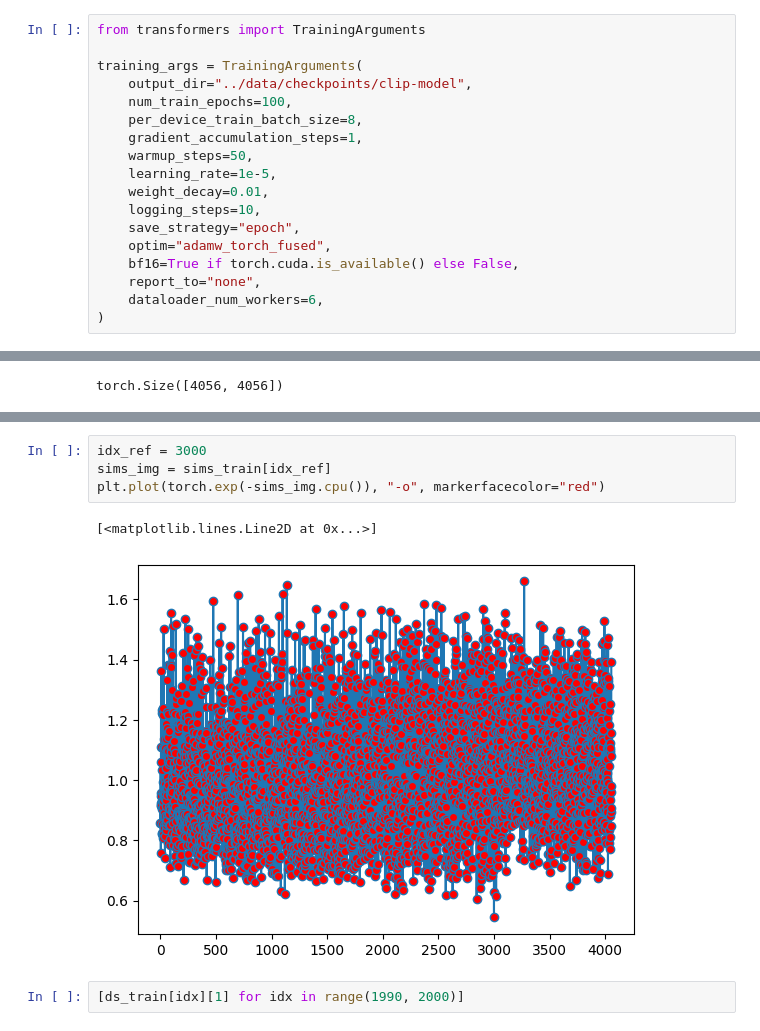
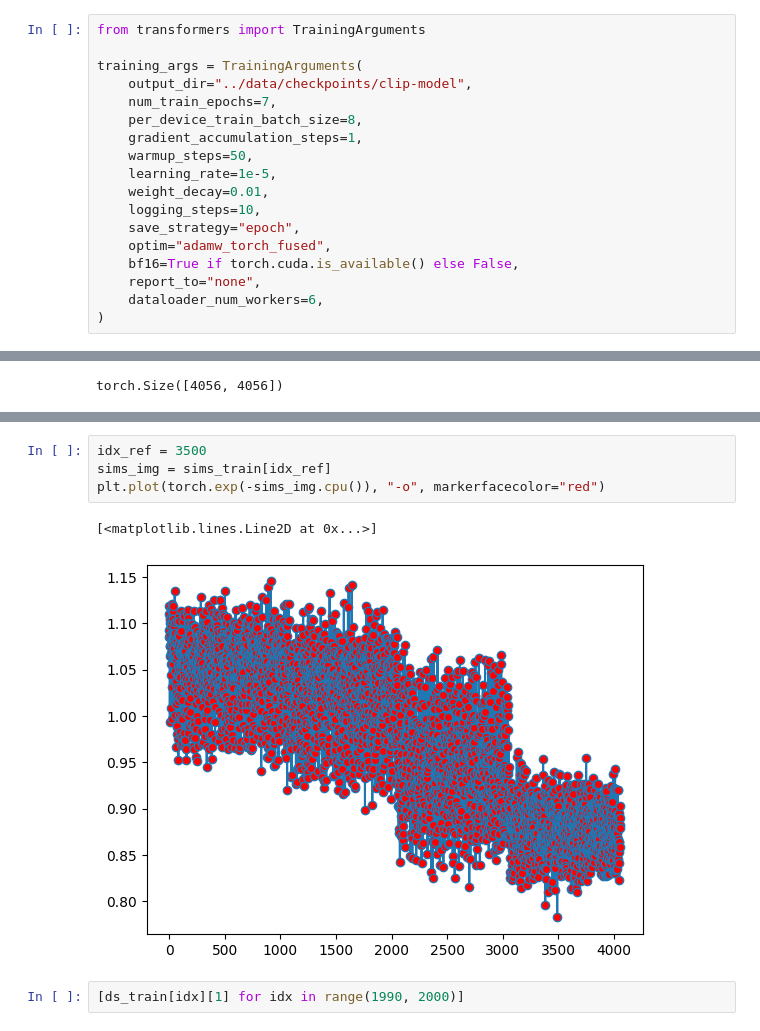
Before and after one commit to Krayth/TCC-graphs-CLIP-test2, a Jupyter notebook: Treinamento-Watts-Strogatz.ipynb, the cells around one changed output, grey strips where cells are left out. Drawn from its saved outputs; the diff is of its cells as text.

```diff
--- a/Treinamento-Watts-Strogatz.ipynb
+++ b/Treinamento-Watts-Strogatz.ipynb
@@ -14,7 +22,7 @@ from transformers import TrainingArguments
 
 training_args = TrainingArguments(
     output_dir="../data/checkpoints/clip-model",
-    num_train_epochs=100,
+    num_train_epochs=7,
     per_device_train_batch_size=8,
     gradient_accumulation_steps=1,
     warmup_steps=50,
@@ -482,10 +536,10 @@ top5 validacao = 0.9467455621301775
 # %%
-idx_ref = 3000
+idx_ref = 3500
 sims_img = sims_train[idx_ref]
 plt.plot(torch.exp(-sims_img.cpu()), "-o", markerfacecolor="red")
 # %% [output]
 [<matplotlib.lines.Line2D at 0x...>]
-[figure, old version]
+[figure, new version]
 # %%
 [ds_train[idx][1] for idx in range(1990, 2000)]
 # %% [output]
```
Also changed, not shown: parts of 16 cells of this notebook.
